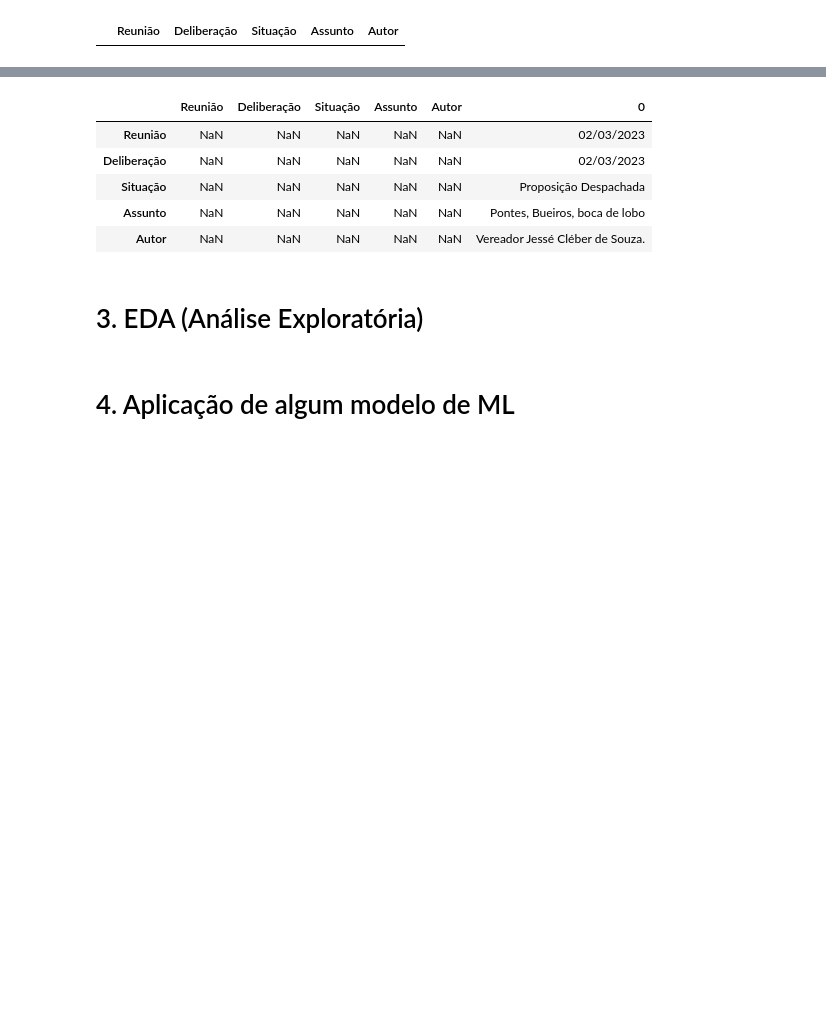
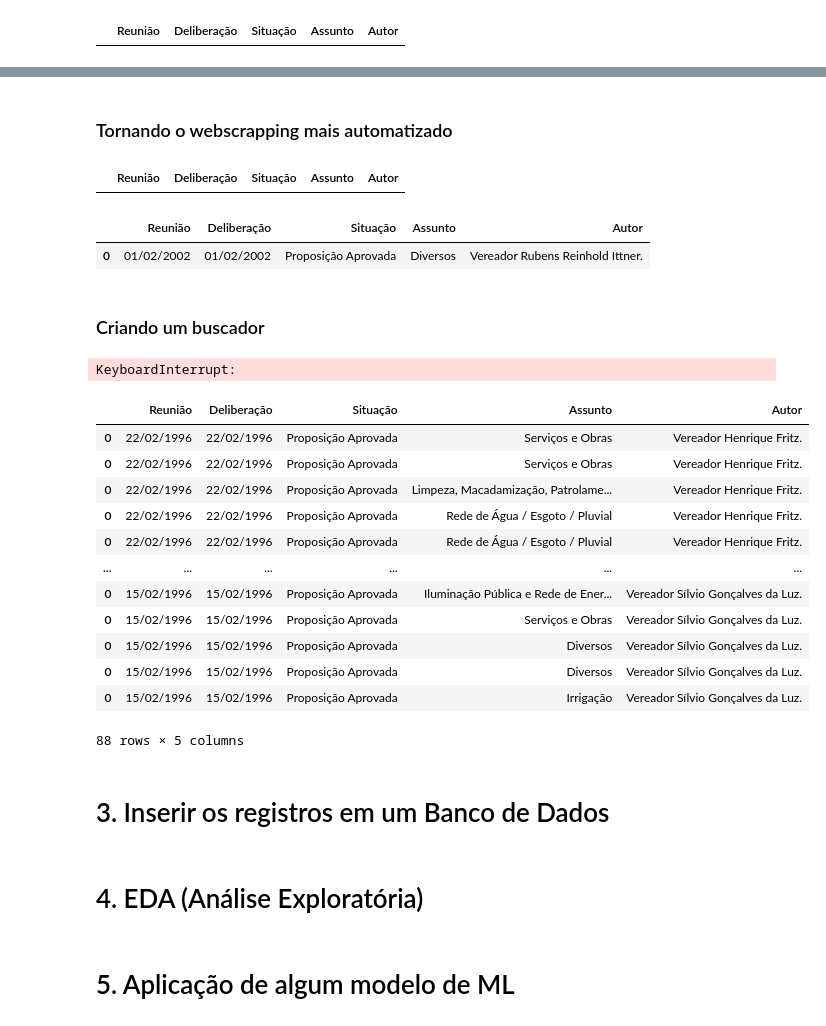
Before and after one commit to FerrazThales/Observatorio_Social_Indaial, a Jupyter notebook: Indaial.ipynb, the cells around one changed output, grey strips where cells are left out. Drawn from its saved outputs; the diff is of its cells as text; code cells hidden in the pictures; blank space fills up the shorter version.

Commit message:
Atualizando códigos

```diff
--- a/Indaial.ipynb
+++ b/Indaial.ipynb
@@ -94,10 +110,39 @@ ValueError: If using all scalar values, you must pass an index
-# %%
-# adicionado no Dataframe do pandas
-pd.concat([df,dic], axis  =0)
-# %% [output]
-|  | Reunião | Deliberação | Situação | Assunto | Autor | 0 |
-| Reunião | NaN | NaN | NaN | NaN | NaN | 02/03/2023 |
-| Deliberação | NaN | NaN | NaN | NaN | NaN | 02/03/2023 |
-| Situação | NaN | NaN | NaN | NaN | NaN | Proposição Despachada |
-| Assunto | NaN | NaN | NaN | NaN | NaN | Pontes, Bueiros, boca de lobo |
-| Autor | NaN | NaN | NaN | NaN | NaN | Vereador Jessé Cléber de Souza. |
+# %% [markdown]
+### Tornando o webscrapping mais automatizado
+# %%
+# criando um dataframe vazio com os cabeçalhos
+df = pd.DataFrame({}, columns = cabecalhos)
+df
+# %% [output]
+|  | Reunião | Deliberação | Situação | Assunto | Autor |
+# %%
+proposicao = 1
+ano = 2002
+
+url = (f"https://www.legislador.com.br//LegisladorWEB.ASP?WCI=ProposicaoTexto&ID=3&TPProposicao=1"
+             "&nrProposicao=" + str(proposicao) + # Número da proposição
+             "&aaProposicao=" + str(ano)) # Ano da proposição
+
+# obtendo o html da página
+html = requests.get(url, headers = headers, timeout = 10).content
+# passando o html para o BeautifulSoup
+soup = bs4.BeautifulSoup(html, 'html.parser')
+# inserindo os valores
+dt = soup.findAll('dt')
+dd = soup.findAll('dd')
+dic = {}
+
+for i in range(len(dt)):
+    x = dt[i].get_text()
+    y = dd[i].get_text()
+    dic[x] = y
+
+dic ={k:[v] for k,v in dic.items()}
+dic = pd.DataFrame(dic, columns  = cabecalhos)
+df = pd.concat([df,dic])
+df
+# %% [output]
+|  | Reunião | Deliberação | Situação | Assunto | Autor |
+| 0 | 01/02/2002 | 01/02/2002 | Proposição Aprovada | Diversos | Vereador Rubens Reinhold Ittner. |
+# %% [markdown]
+### Criando um buscador
@@ -104,5 +219,29 @@ pd.concat([df,dic], axis  =0)
+# %%
+buscador = BuscadorPreposicoesIndaial()
+buscador.Atualiza(data_inicial = 1996,data_final = 1998)
+# %% [output]
+KeyboardInterrupt:
+# %%
+df = buscador._df
+df
+# %% [output]
+|  | Reunião | Deliberação | Situação | Assunto | Autor |
+| 0 | 22/02/1996 | 22/02/1996 | Proposição Aprovada | Serviços e Obras | Vereador Henrique Fritz. |
+| 0 | 22/02/1996 | 22/02/1996 | Proposição Aprovada | Serviços e Obras | Vereador Henrique Fritz. |
+| 0 | 22/02/1996 | 22/02/1996 | Proposição Aprovada | Limpeza, Macadamização, Patrolame... | Vereador Henrique Fritz. |
+| 0 | 22/02/1996 | 22/02/1996 | Proposição Aprovada | Rede de Água / Esgoto / Pluvial | Vereador Henrique Fritz. |
+| 0 | 22/02/1996 | 22/02/1996 | Proposição Aprovada | Rede de Água / Esgoto / Pluvial | Vereador Henrique Fritz. |
+| ... | ... | ... | ... | ... | ... |
+| 0 | 15/02/1996 | 15/02/1996 | Proposição Aprovada | Iluminação Pública e Rede de Ener... | Vereador Sílvio Gonçalves da Luz. |
+| 0 | 15/02/1996 | 15/02/1996 | Proposição Aprovada | Serviços e Obras | Vereador Sílvio Gonçalves da Luz. |
+| 0 | 15/02/1996 | 15/02/1996 | Proposição Aprovada | Diversos | Vereador Sílvio Gonçalves da Luz. |
+| 0 | 15/02/1996 | 15/02/1996 | Proposição Aprovada | Diversos | Vereador Sílvio Gonçalves da Luz. |
+| 0 | 15/02/1996 | 15/02/1996 | Proposição Aprovada | Irrigação | Vereador Sílvio Gonçalves da Luz. |
+88 rows × 5 columns
+# %% [markdown]
+# 3. Inserir os registros em um Banco de Dados
 # %% [markdown]
-# 3. EDA (Análise Exploratória)
+# 4. EDA (Análise Exploratória)
 # %% [markdown]
-# 4. Aplicação de algum modelo de ML
+# 5. Aplicação de algum modelo de ML
 # %% [markdown]
```
Also changed, not shown: parts of 10 cells of this notebook, 5 other files.
